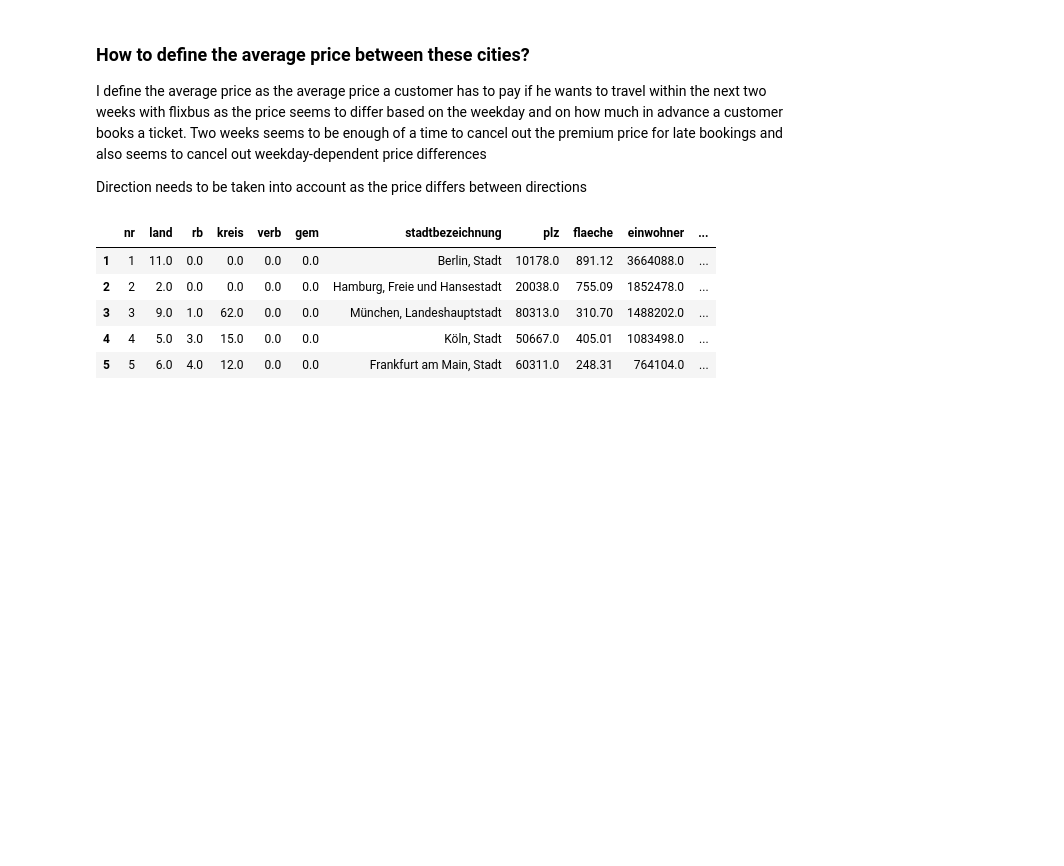
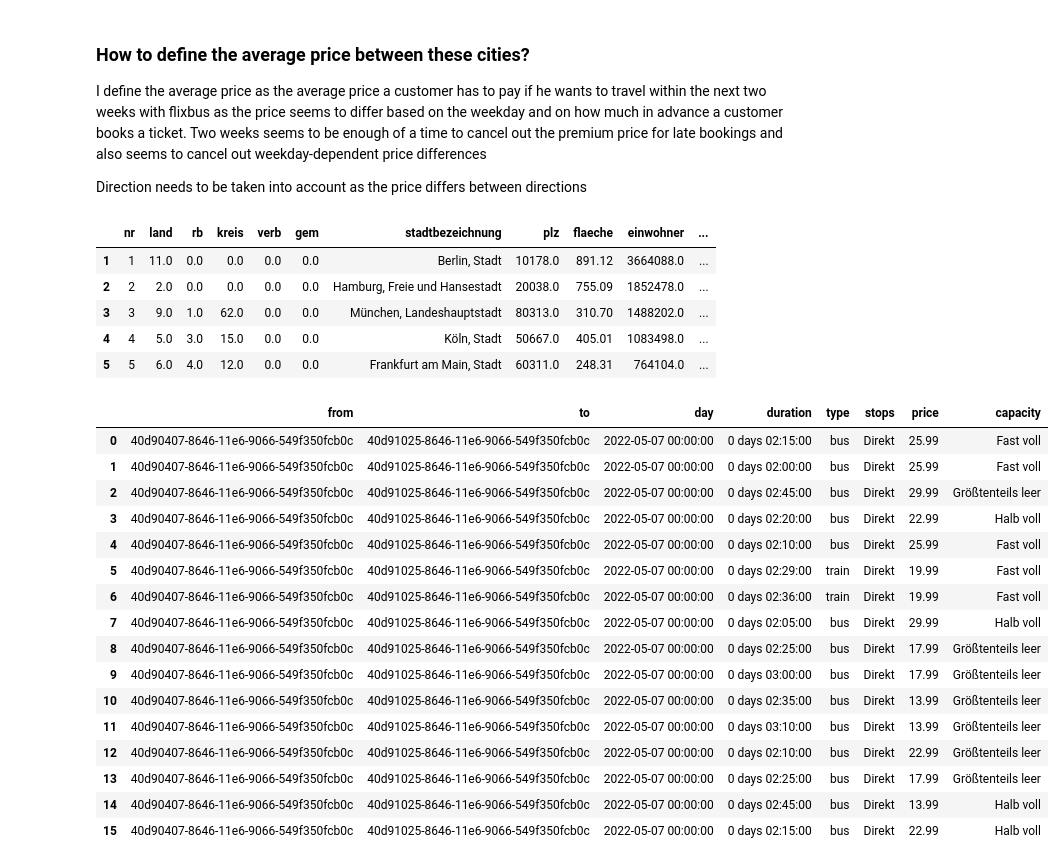
Before and after one commit to ciphersmaug/dst, a Jupyter notebook: b/exercise-3.ipynb, the cells around one changed output. Cells and saved outputs as stored; diff of their text form; code cells hidden in the pictures; blank space fills up the shorter version.

```diff
--- a/b/exercise-3.ipynb
+++ b/b/exercise-3.ipynb
@@ -103,11 +103,48 @@ top_n_df
 | 4 | 4 | 5.0 | 3.0 | 15.0 | 0.0 | 0.0 | Köln, Stadt | 50667.0 | 405.01 | 1083498.0 | ... |
 | 5 | 5 | 6.0 | 4.0 | 12.0 | 0.0 | 0.0 | Frankfurt am Main, Stadt | 60311.0 | 248.31 | 764104.0 | ... |
 # %%
+import datetime
 flix_url = "https://shop.flixbus.de/search"
-depart_flix_id = ""
-arrive_flix_id = ""
+depart_flix_id = "40d90407-8646-11e6-9066-549f350fcb0c"
+arrive_flix_id = "40dde3b8-8646-11e6-9066-549f350fcb0c"
 depart_city = f"departureCity={depart_flix_id}"
 arrive_city = f"arrivalCity={arrive_flix_id}"
-travel_on = ""
+travel_on = (datetime.date.today() + datetime.timedelta(days=1)).strftime("%d.%m.%Y")
 ride_date = f"rideDate={travel_on}"
 query_url = f"{flix_url}?{depart_city}&{arrive_city}&{ride_date}&adult=1&_locale=de"
+driver.get(query_url)
+WebDriverWait(driver, 30).until(expected_conditions.presence_of_element_located((By.XPATH, "//div[contains(text(),'Hinfahrt')]")))
+
+results_list = driver.find_elements(by=By.XPATH,value="//div[contains(@data-e2e,'search-result-list')]/div[contains(@data-e2e,'search-result-item')]")
+# %%
+results_df = pd.DataFrame(columns=["from","to","day","duration","type","stops","price","capacity"])
+for r in results_list:
+    duration = r.find_element(by=By.XPATH,value=".//span[@data-e2e='search-result-duration']").text
+    duration = datetime.datetime.strptime(duration,"%H:%M")
+    duration = datetime.timedelta(hours=duration.hour, minutes=duration.minute)
+    travel_type = r.find_element(by=By.XPATH,value=".//span[@data-e2e='search-result-means-of-transport-icon']/*").get_attribute("class").split("-")[-1]
+    stops = r.find_elements(by=By.XPATH,value=".//span[contains(@class,'transferTypeLabel')]")[-1].text
+    price = float(r.find_element(by=By.XPATH,value=".//span[contains(@class,'price')]").text.split(" ")[0].replace(",","."))
+    capacity = r.find_elements(by=By.XPATH,value=".//span[contains(@class,'RideCapacity')]")[-1].text
+    result_series = pd.Series([depart_flix_id,arrive_flix_id,datetime.datetime.strptime(travel_on,"%d.%m.%Y"),duration,travel_type,stops,price,capacity],index=results_df.columns)
+
+    results_df = pd.concat([results_df,result_series.to_frame().T],ignore_index=True,axis=0)
+results_df
+# %% [output]
+|  | from | to | day | duration | type | stops | price | capacity |
+| 0 | 40d90407-8646-11e6-9066-549f350fcb0c | 40d91025-8646-11e6-9066-549f350fcb0c | 2022-05-07 00:00:00 | 0 days 02:15:00 | bus | Direkt | 25.99 | Fast voll |
+| 1 | 40d90407-8646-11e6-9066-549f350fcb0c | 40d91025-8646-11e6-9066-549f350fcb0c | 2022-05-07 00:00:00 | 0 days 02:00:00 | bus | Direkt | 25.99 | Fast voll |
+| 2 | 40d90407-8646-11e6-9066-549f350fcb0c | 40d91025-8646-11e6-9066-549f350fcb0c | 2022-05-07 00:00:00 | 0 days 02:45:00 | bus | Direkt | 29.99 | Größtenteils leer |
+| 3 | 40d90407-8646-11e6-9066-549f350fcb0c | 40d91025-8646-11e6-9066-549f350fcb0c | 2022-05-07 00:00:00 | 0 days 02:20:00 | bus | Direkt | 22.99 | Halb voll |
+| 4 | 40d90407-8646-11e6-9066-549f350fcb0c | 40d91025-8646-11e6-9066-549f350fcb0c | 2022-05-07 00:00:00 | 0 days 02:10:00 | bus | Direkt | 25.99 | Fast voll |
+| 5 | 40d90407-8646-11e6-9066-549f350fcb0c | 40d91025-8646-11e6-9066-549f350fcb0c | 2022-05-07 00:00:00 | 0 days 02:29:00 | train | Direkt | 19.99 | Fast voll |
+| 6 | 40d90407-8646-11e6-9066-549f350fcb0c | 40d91025-8646-11e6-9066-549f350fcb0c | 2022-05-07 00:00:00 | 0 days 02:36:00 | train | Direkt | 19.99 | Fast voll |
+| 7 | 40d90407-8646-11e6-9066-549f350fcb0c | 40d91025-8646-11e6-9066-549f350fcb0c | 2022-05-07 00:00:00 | 0 days 02:05:00 | bus | Direkt | 29.99 | Halb voll |
+| 8 | 40d90407-8646-11e6-9066-549f350fcb0c | 40d91025-8646-11e6-9066-549f350fcb0c | 2022-05-07 00:00:00 | 0 days 02:25:00 | bus | Direkt | 17.99 | Größtenteils leer |
+| 9 | 40d90407-8646-11e6-9066-549f350fcb0c | 40d91025-8646-11e6-9066-549f350fcb0c | 2022-05-07 00:00:00 | 0 days 03:00:00 | bus | Direkt | 17.99 | Größtenteils leer |
+| 10 | 40d90407-8646-11e6-9066-549f350fcb0c | 40d91025-8646-11e6-9066-549f350fcb0c | 2022-05-07 00:00:00 | 0 days 02:35:00 | bus | Direkt | 13.99 | Größtenteils leer |
+| 11 | 40d90407-8646-11e6-9066-549f350fcb0c | 40d91025-8646-11e6-9066-549f350fcb0c | 2022-05-07 00:00:00 | 0 days 03:10:00 | bus | Direkt | 13.99 | Größtenteils leer |
+| 12 | 40d90407-8646-11e6-9066-549f350fcb0c | 40d91025-8646-11e6-9066-549f350fcb0c | 2022-05-07 00:00:00 | 0 days 02:10:00 | bus | Direkt | 22.99 | Größtenteils leer |
+| 13 | 40d90407-8646-11e6-9066-549f350fcb0c | 40d91025-8646-11e6-9066-549f350fcb0c | 2022-05-07 00:00:00 | 0 days 02:25:00 | bus | Direkt | 17.99 | Größtenteils leer |
+| 14 | 40d90407-8646-11e6-9066-549f350fcb0c | 40d91025-8646-11e6-9066-549f350fcb0c | 2022-05-07 00:00:00 | 0 days 02:45:00 | bus | Direkt | 13.99 | Halb voll |
+| 15 | 40d90407-8646-11e6-9066-549f350fcb0c | 40d91025-8646-11e6-9066-549f350fcb0c | 2022-05-07 00:00:00 | 0 days 02:15:00 | bus | Direkt | 22.99 | Halb voll |
```
Also changed, not shown: parts of 2 cells of this notebook, 1 other file.
